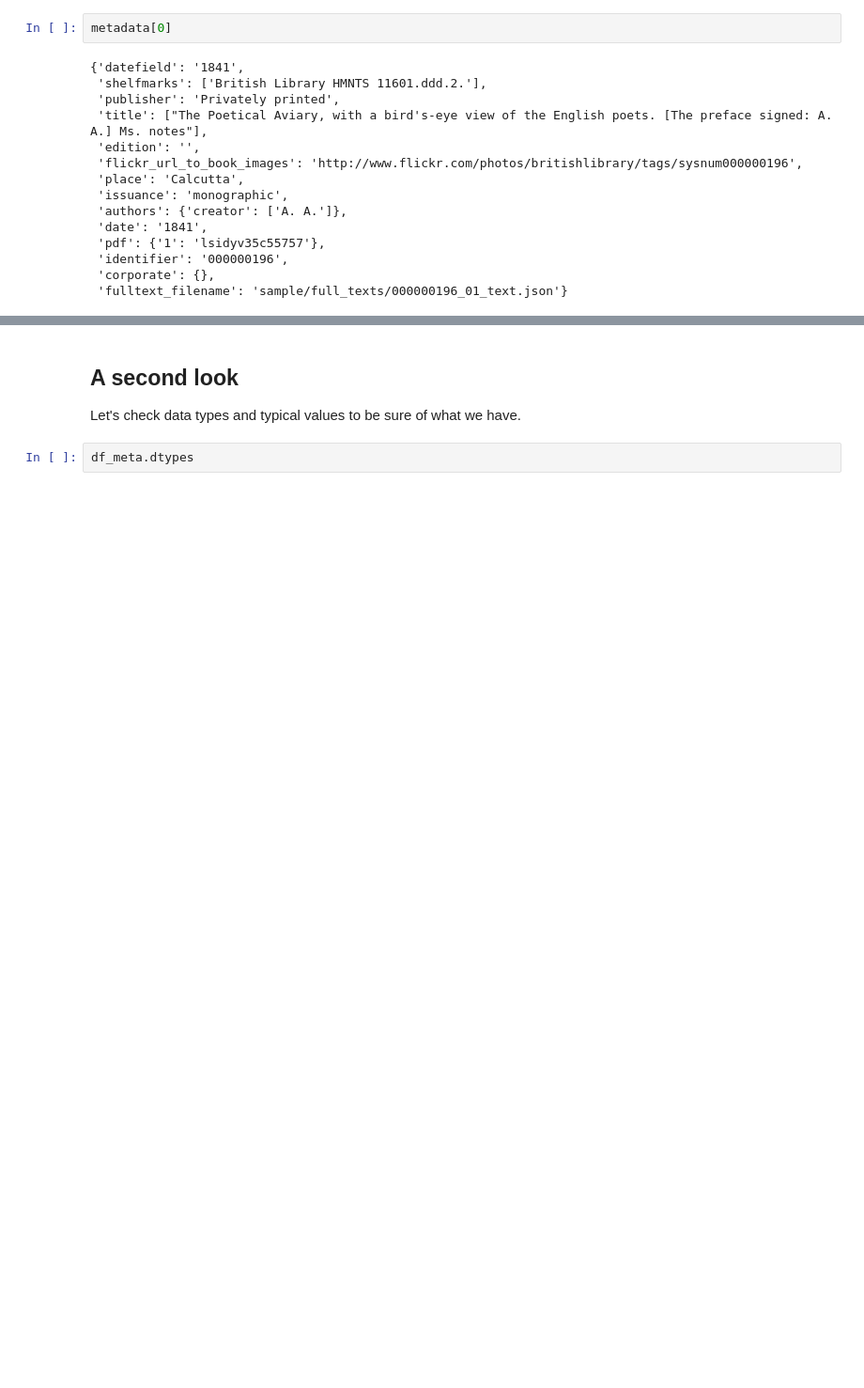
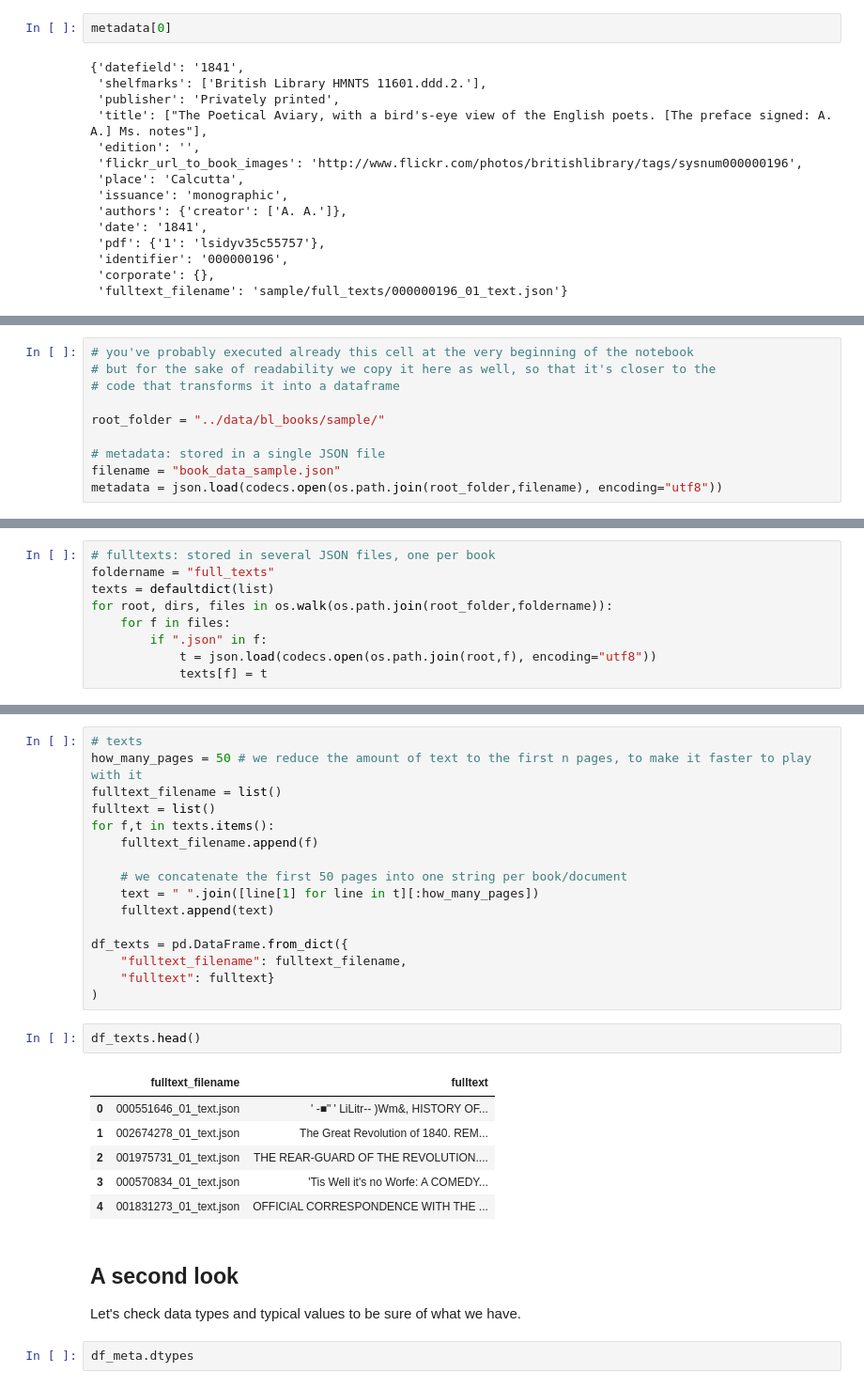
Before and after one commit to mromanello/ADA-DHOxSS, a Jupyter notebook: notebooks/2.1 Tidy data.ipynb, the cells around one changed output, grey strips where cells are left out. Shown: that part at 94% size. Cells and saved outputs as stored; diff of their text form; blank space fills up the shorter version.

```diff
--- a/notebooks/2.1 Tidy data.ipynb
+++ b/notebooks/2.1 Tidy data.ipynb
@@ -140,0 +147,10 @@ metadata[0]
+# %%
+# you've probably executed already this cell at the very beginning of the notebook
+# but for the sake of readability we copy it here as well, so that it's closer to the
+# code that transforms it into a dataframe
+
+root_folder = "../data/bl_books/sample/"
+
+# metadata: stored in a single JSON file
+filename = "book_data_sample.json"
+metadata = json.load(codecs.open(os.path.join(root_folder,filename), encoding="utf8"))
@@ -192,0 +255,9 @@ df_textsdatefieldd(1)
+# %%
+# fulltexts: stored in several JSON files, one per book
+foldername = "full_texts"
+texts = defaultdict(list)
+for root, dirs, files in os.walk(os.path.join(root_folder,foldername)):
+    for f in files:
+        if ".json" in f:
+            t = json.load(codecs.open(os.path.join(root,f), encoding="utf8"))
+            texts[f] = t
@@ -193,3 +282,28 @@ df_textsdatefieldd(1)
+# %%
+# texts
+how_many_pages = 50 # we reduce the amount of text to the first n pages, to make it faster to play with it
+fulltext_filename = list()
+fulltext = list()
+for f,t in texts.items():
+    fulltext_filename.append(f)
+
+    # we concatenate the first 50 pages into one string per book/document
+    text = " ".join([line[1] for line in t][:how_many_pages])
+    fulltext.append(text)
+
+df_texts = pd.DataFrame.from_dict({
+    "fulltext_filename": fulltext_filename,
+    "fulltext": fulltext}
+)
+# %%
+df_texts.head()
+# %% [output]
+|  | fulltext_filename | fulltext |
+| 0 | 000551646_01_text.json | ' -■" ' LiLitr-- )Wm&, HISTORY OF... |
+| 1 | 002674278_01_text.json | The Great Revolution of 1840. REM... |
+| 2 | 001975731_01_text.json | THE REAR-GUARD OF THE REVOLUTION.... |
+| 3 | 000570834_01_text.json | 'Tis Well it's no Worfe: A COMEDY... |
+| 4 | 001831273_01_text.json | OFFICIAL CORRESPONDENCE WITH THE ... |
 # %% [markdown]
 ## A second look
 Let's check data types and typical values to be sure of what we have.
```
Also changed, not shown: parts of 22 cells of this notebook.
